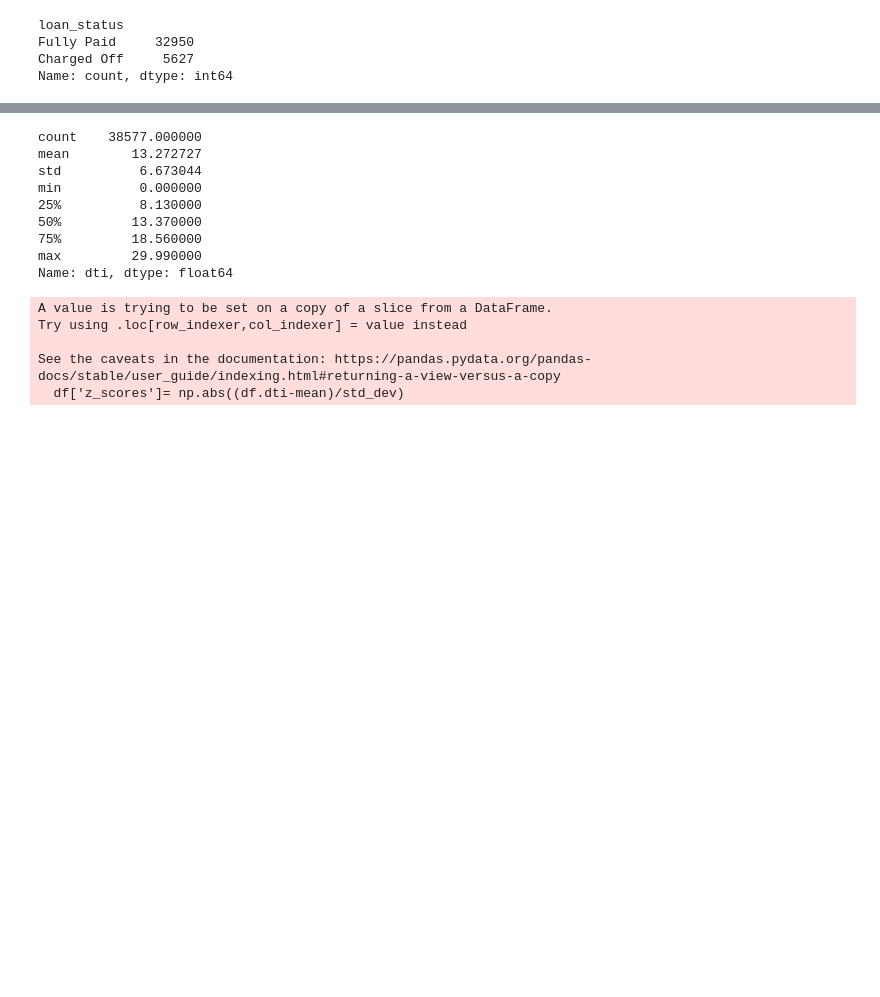
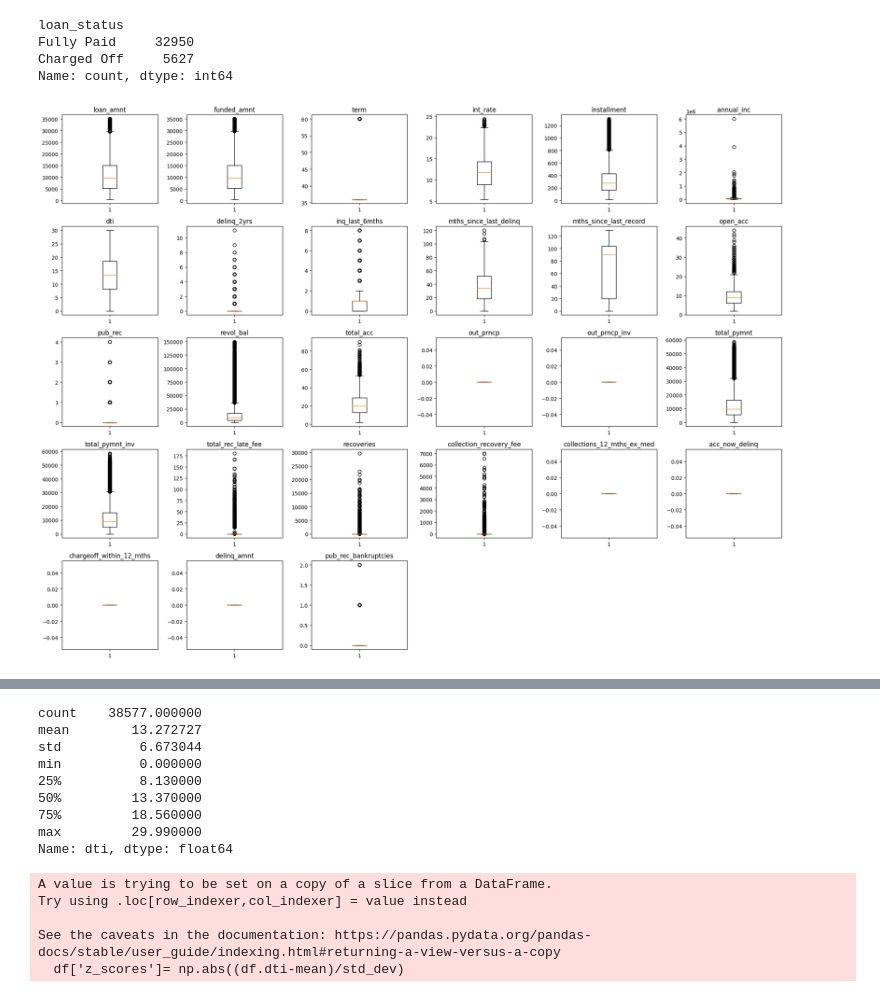
Before and after one commit to thomami244/LendingClubCaseStudy, a Jupyter notebook: Supriyo Roy & Michael Thomas - Lending Club Case Study.ipynb, the cells around one changed output, grey strips where cells are left out. Cells and saved outputs as stored; diff of their text form; code cells hidden in the pictures; blank space fills up the shorter version.

Commit message:
added some boxplots to evaluate outliers

```diff
--- a/Supriyo Roy & Michael Thomas - Lending Club Case Study.ipynb
+++ b/Supriyo Roy & Michael Thomas - Lending Club Case Study.ipynb
@@ -195,4 +259,0 @@ Name: count, dtype: int64
-# %%
-#Deleting those loan records whose status is current
-df=df[df['loan_status']!='Current']
-df.head()
@@ -206,0 +281,3 @@ df.head()
+# %%
+# Removing 'months' and converting to integers
+df['term'] = df['term'].apply(lambda x: int(x.split()[0]))
@@ -206,0 +305,4 @@ df.head()
+# %%
+# Converting the column to strings and removing '%' and converting to floats
+df['int_rate'] = df['int_rate'].astype(str).str.rstrip('%').astype(float)
+df.head()
@@ -211,3 +322,39 @@ loan_status
 Fully Paid     32950
 Charged Off     5627
 Name: count, dtype: int64
+# %%
+import matplotlib.pyplot as plt
+import pandas as pd
+import numpy as np
+
+# Load your dataset
+# df = pd.read_csv('loan.csv', low_memory=False)
+
+# Selecting numerical columns dynamically
+numerical_cols = df.select_dtypes(include=[np.number]).columns
+
+# Selecting categorical columns dynamically
+categorical_cols = df.select_dtypes(exclude=[np.number]).columns
+
+# Function to calculate the grid size
+def calculate_grid_size(num_items):
+    ncols = int(np.ceil(np.sqrt(num_items)))
+    nrows = int(np.ceil(num_items / ncols))
+    return nrows, ncols
+
+# Plotting numerical columns
+nrows, ncols = calculate_grid_size(len(numerical_cols))
+fig, axes = plt.subplots(nrows, ncols, figsize=(20, 15))
+axes = axes.flatten()
+
+for ax, col in zip(axes, numerical_cols):
+    ax.boxplot(df[col].dropna())
+    ax.set_title(col)
+
+for ax in axes[len(numerical_cols):]:
+    fig.delaxes(ax)
+
+plt.tight_layout()
+plt.show()
+# %% [output]
+[figure, added]
```
Also changed, not shown: parts of 26 cells of this notebook, 1 other file.
